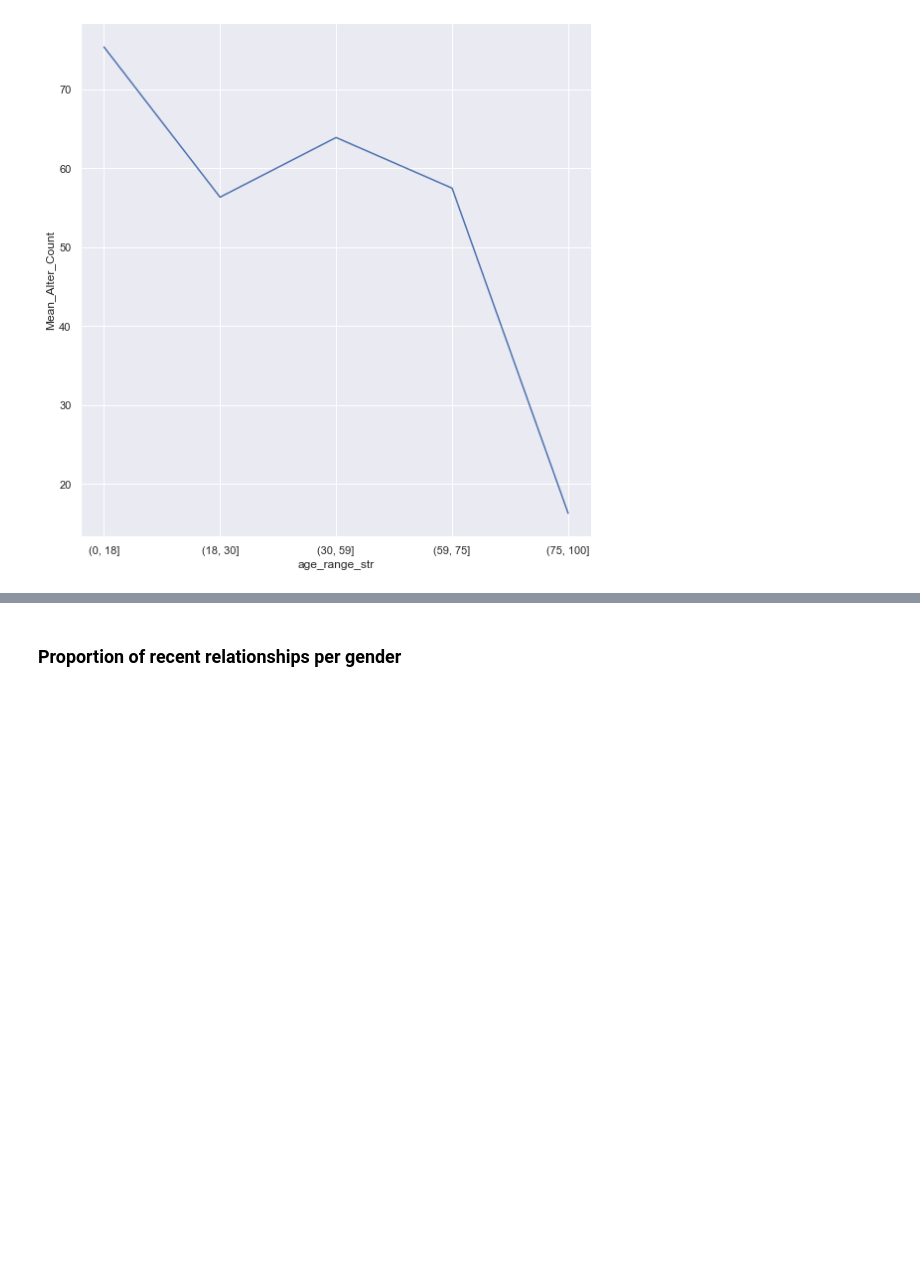
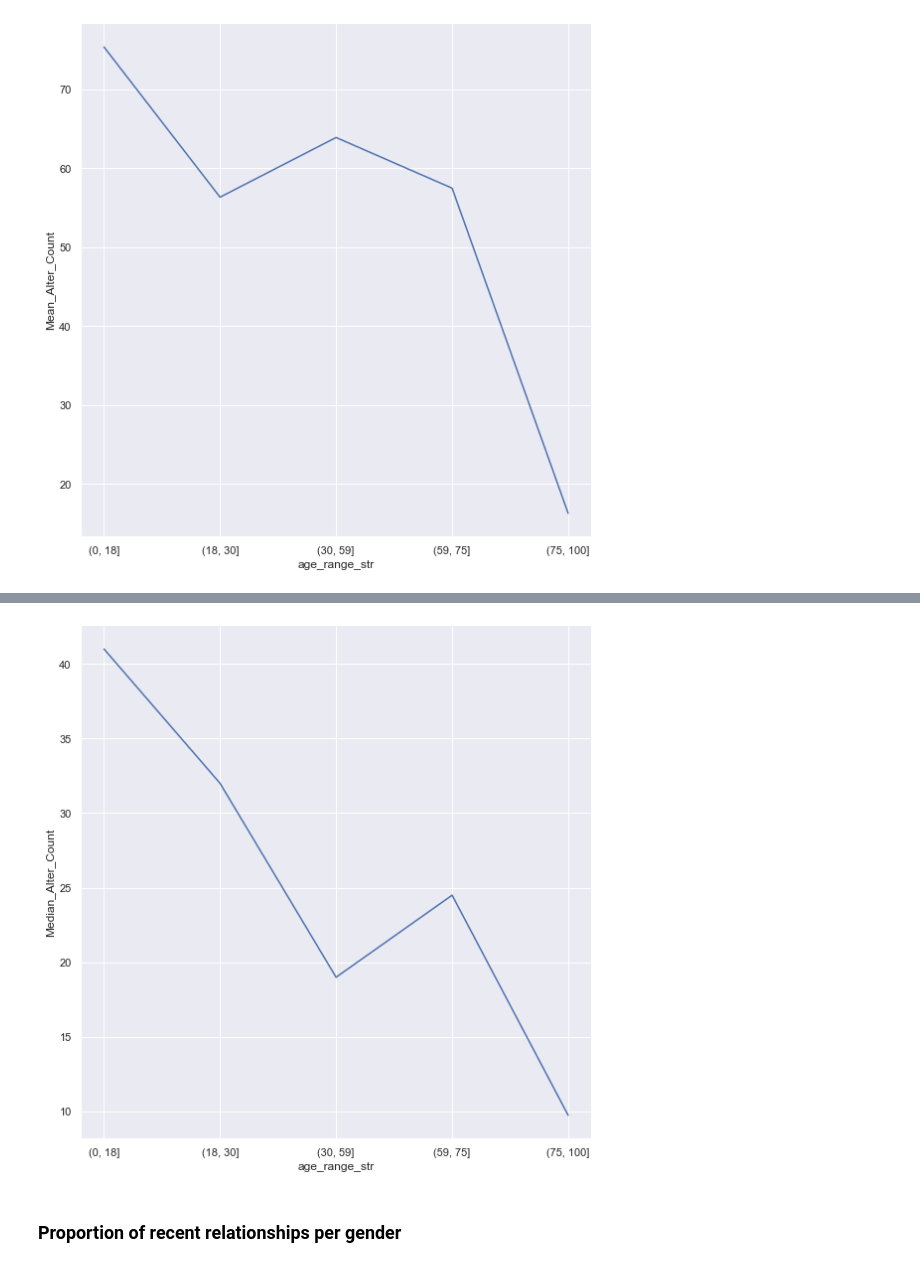
Before and after one commit to HyperionSuperNova/Algopol, a Jupyter notebook: Notebooks/Notebook_link_dynamics.ipynb, the cells around one changed output, grey strips where cells are left out. Saved outputs shown, nothing was run; the diff lists cells and outputs as text; code cells hidden in the pictures; blank space fills up the shorter version.

```diff
--- a/Notebooks/Notebook_link_dynamics.ipynb
+++ b/Notebooks/Notebook_link_dynamics.ipynb
@@ -81,2 +132,6 @@ g = sns.relplot(x='age_range_str',y='Mean_Alter_Count',data=df_mean_age_binned,k
+# %%
+g = sns.relplot(x='age_range_str',y='Median_Alter_Count',data=df_median_age_binned,kind='line',height=8)
+# %% [output]
+[figure, added]
 # %% [markdown]
 ### Proportion of recent relationships per gender
```
Also changed, not shown: parts of 23 cells of this notebook, 1 other file.
